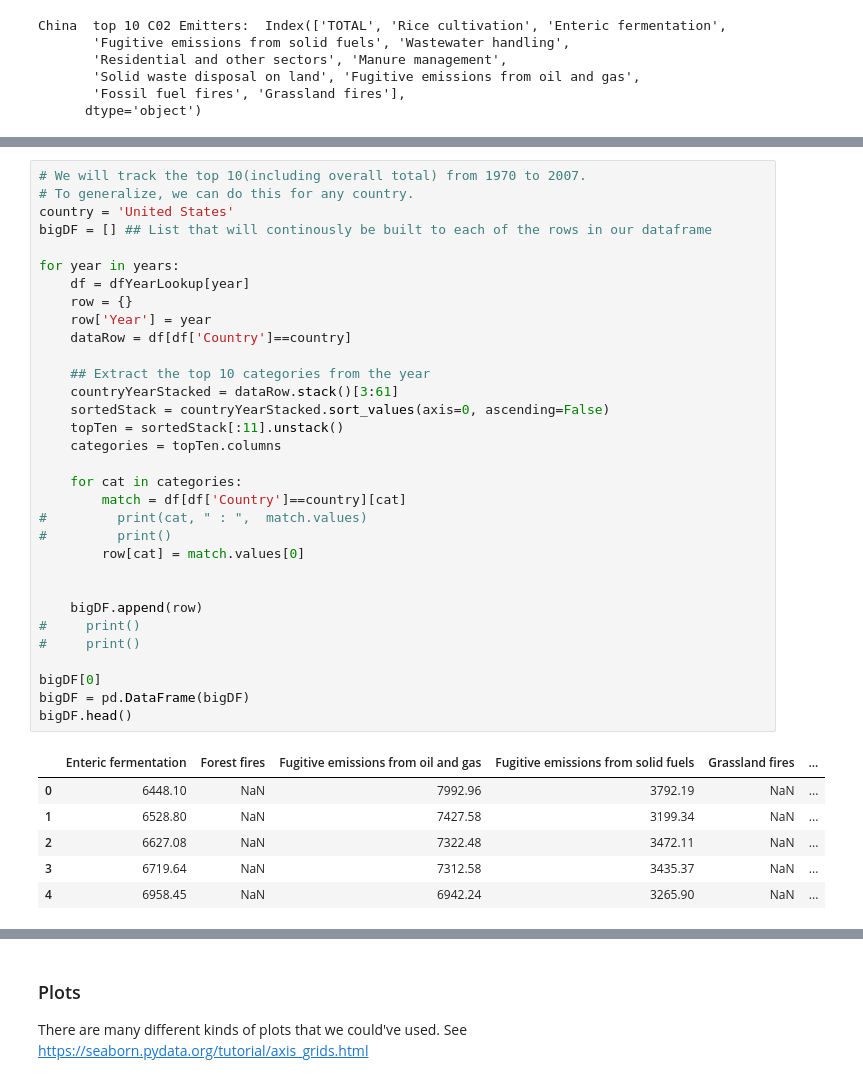
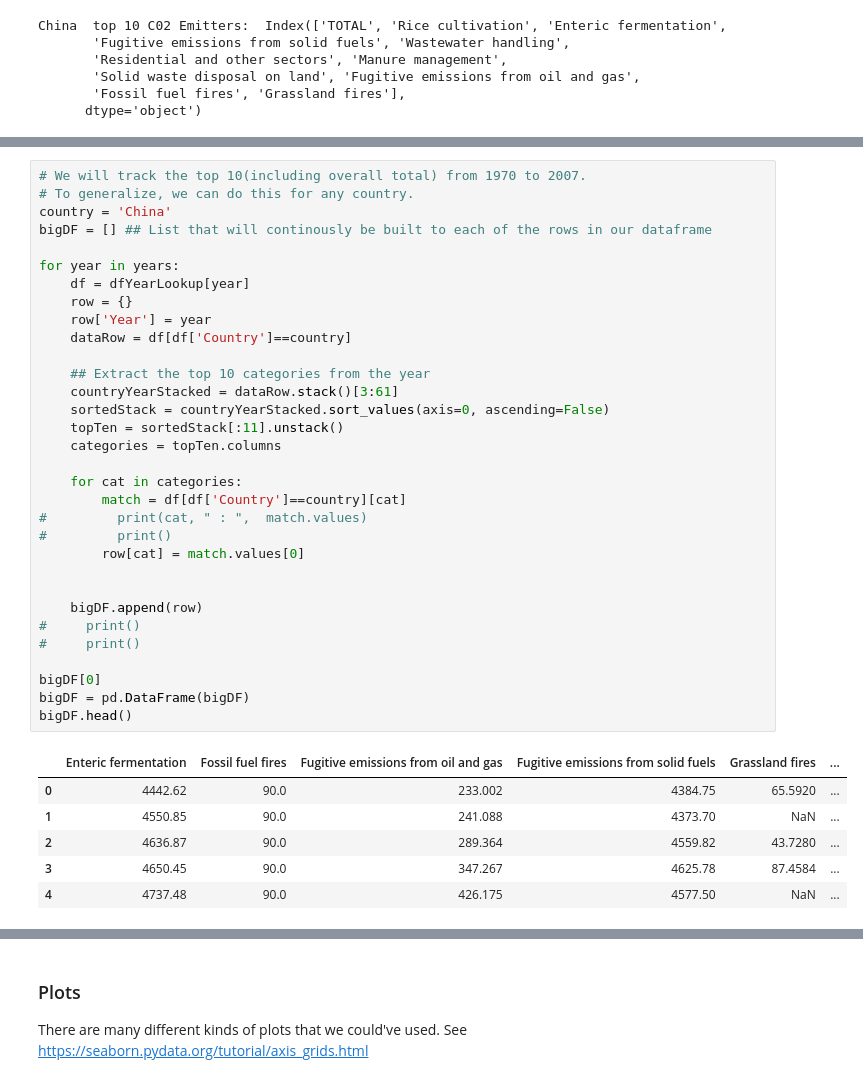
Before and after one commit to JustinRWong/IEOR185-Disruptive-Tech-and-Social-Impact, a Jupyter notebook: Climate Data.ipynb, the cells around one changed output, grey strips where cells are left out. Drawn from its saved outputs; the diff is of its cells as text.

```diff
--- a/Climate Data.ipynb
+++ b/Climate Data.ipynb
@@ -372,42 +445,42 @@ To get started, let's go with
 # %%
 # We will track the top 10(including overall total) from 1970 to 2007.
 # To generalize, we can do this for any country.
-country = 'United States'
+country = 'China'
 bigDF = [] ## List that will continously be built to each of the rows in our dataframe
 
 for year in years:
     df = dfYearLookup[year]
     row = {}
     row['Year'] = year
     dataRow = df[df['Country']==country]
 
     ## Extract the top 10 categories from the year
     countryYearStacked = dataRow.stack()[3:61]
     sortedStack = countryYearStacked.sort_values(axis=0, ascending=False)
     topTen = sortedStack[:11].unstack()
     categories = topTen.columns
 
     for cat in categories:
         match = df[df['Country']==country][cat]
 #         print(cat, " : ",  match.values)
 #         print()
         row[cat] = match.values[0]
 
 
     bigDF.append(row)
 #     print()
 #     print()
 
 bigDF[0]
 bigDF = pd.DataFrame(bigDF)
 bigDF.head()
 # %% [output]
-|  | Enteric fermentation | Forest fires | Fugitive emissions from oil and gas | Fugitive emissions from solid fuels | Grassland fires | ... |
-| 0 | 6448.10 | NaN | 7992.96 | 3792.19 | NaN | ... |
-| 1 | 6528.80 | NaN | 7427.58 | 3199.34 | NaN | ... |
-| 2 | 6627.08 | NaN | 7322.48 | 3472.11 | NaN | ... |
-| 3 | 6719.64 | NaN | 7312.58 | 3435.37 | NaN | ... |
-| 4 | 6958.45 | NaN | 6942.24 | 3265.90 | NaN | ... |
+|  | Enteric fermentation | Fossil fuel fires | Fugitive emissions from oil and gas | Fugitive emissions from solid fuels | Grassland fires | ... |
+| 0 | 4442.62 | 90.0 | 233.002 | 4384.75 | 65.5920 | ... |
+| 1 | 4550.85 | 90.0 | 241.088 | 4373.70 | NaN | ... |
+| 2 | 4636.87 | 90.0 | 289.364 | 4559.82 | 43.7280 | ... |
+| 3 | 4650.45 | 90.0 | 347.267 | 4625.78 | 87.4584 | ... |
+| 4 | 4737.48 | 90.0 | 426.175 | 4577.50 | NaN | ... |
 # %%
 # # Plotting on a scatter plot of the top 10 carbo emitters from 1970 tracked over time
 plt.figure(figsize=(15, 9))
```
Also changed, not shown: parts of 19 cells of this notebook, 5 other files.
